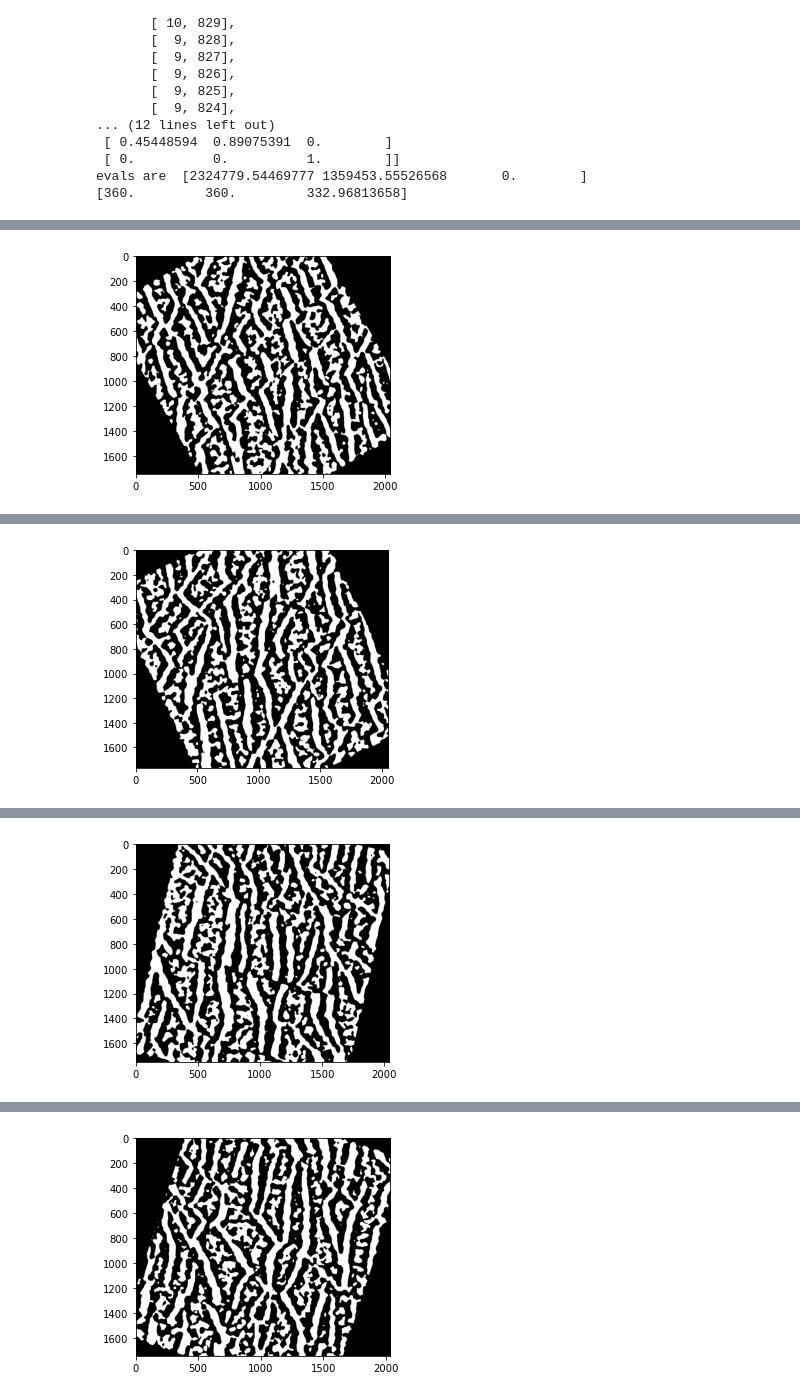
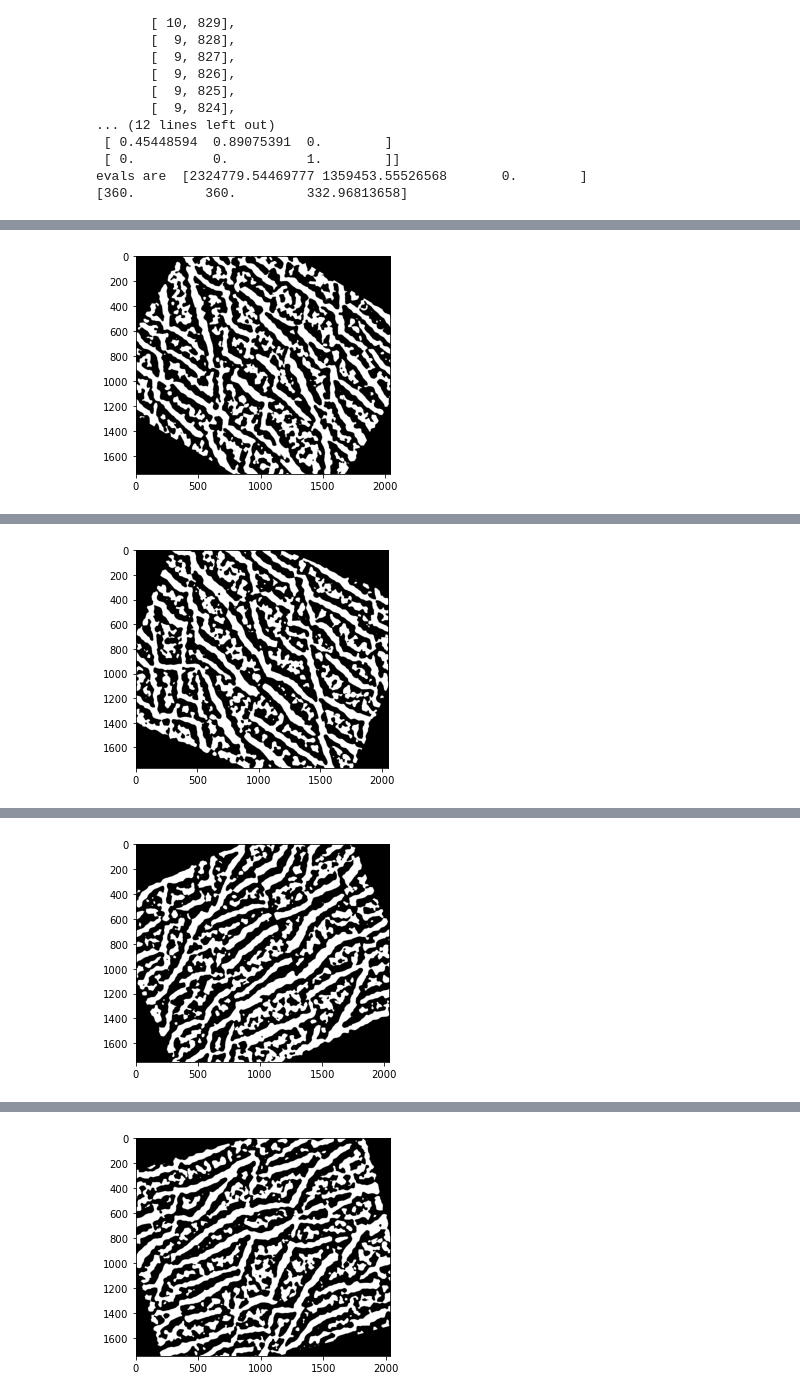
Before and after one commit to compass-stc/StructuralGT, a Jupyter notebook: StructuralGT/AnisotropyDetection.ipynb, the cells around one changed output, grey strips where cells are left out. Saved outputs shown, nothing was run; the diff lists cells and outputs as text; code cells hidden in the pictures.

```diff
--- a/StructuralGT/AnisotropyDetection.ipynb
+++ b/StructuralGT/AnisotropyDetection.ipynb
@@ -134,3 +166,8 @@ points3 = np.matmul(points, rot_mat)
 ... (6 outputs left out)
 # %% [markdown]
 # Model networks
+# %%
+
+G = lattice(10,5)
+g = ig.Graph.from_networkx(G)
+base.gyration_moments_3(g, weighted=False)
@@ -136,0 +178,10 @@ points3 = np.matmul(points, rot_mat)
+# %%
+import network
+import base
+g = network.ResistiveNetwork('TestData/Model_Systems/Rectangle1')
+g.binarize()
+g.stack_to_gsd(crop=[0,500,0,500])
+g.G_u()
+g.Gr.vcount()
+A = base.gyration_moments_3(g.Gr,weighted=False)
+A
@@ -226,11 +307,9 @@ for snap in traj:
 # Experimental networks: Mxene (with diagonalisation)
 # %%
 def gyration_moments_3(G, sampling=1):
-#Serial implementation
     Ax=0
     Ay=0
     Axy=0
-    Ayx=0
     node_count = np.asarray(list(range(G.vcount())))
     mask = np.random.rand(G.vcount()) > (1-sampling)
     trimmed_node_count = node_count[mask]
@@ -243,17 +322,14 @@ def gyration_moments_3(G, sampling=1):
             Ax_term  = 0
             Ay_term  = 0
             Axy_term = 0
-            Ayx_term = 0
             for hop_s,hop_t in zip(path[0][0:-1],path[0][1::]):
                 weight = G.es[G.get_eid(hop_s,hop_t)]['Conductance']
                 Ax_term  = Ax_term  + weight*(((int(G.vs[hop_s]['o'][0])-int(G.vs[hop_t]['o'][0])))**2)
                 Ay_term  = Ay_term  + weight*(((int(G.vs[hop_s]['o'][1])-int(G.vs[hop_t]['o'][1])))**2)
                 Axy_term = Axy_term + weight*(((int(G.vs[hop_s]['o'][1])-int(G.vs[hop_t]['o'][1])))*((int(G.vs[hop_s]['o'][0])-int(G.vs[hop_t]['o'][0]))))
-                #Ayx_term = Ayx_term + ((weight*(int(G.vs[hop_s]['o'][0])-int(G.vs[hop_t]['o'][1])))*((int(G.vs[hop_s]['o'][1])-int(G.vs[hop_t]['o'][0]))))
             Ax  = Ax  + (Ax_term)
             Ay  = Ay  + (Ay_term)
             Axy = Axy + (Axy_term)
-            #Ayx = Ayx + (Ayx_term)
             A = np.array([[Ax,Axy,0],[Axy,Ay,0],[0,0,0]])
     return A
 # %%
@@ -315,23 +391,48 @@ gsd_to_G canvas has shape  (1748, 1750)
 evals are  [2324779.54469777 1359453.55526568       0.        ]
 [360.         360.         332.96813658]
 # %%
+def gyration_moments_3(G, sampling=1):
+    Ax=0
+    Ay=0
+    Axy=0
+    node_count = np.asarray(list(range(G.vcount())))
+    mask = np.random.rand(G.vcount()) > (1-sampling)
+    trimmed_node_count = node_count[mask]
+    for i in trimmed_node_count:
+        for j in trimmed_node_count:
+            if i >= j:    #Symetric matrix
+                continue
+
+            path = G.get_shortest_paths(i,to=j, weights='Resistance')
+            Ax_term  = 0
+            Ay_term  = 0
+            Axy_term = 0
+            for hop_s,hop_t in zip(path[0][0:-1],path[0][1::]):
+                weight = G.es[G.get_eid(hop_s,hop_t)]['Conductance']
+                Ax_term  = Ax_term  + weight*(((float(G.vs[hop_s]['o'][0])-float(G.vs[hop_t]['o'][0])))**2)
+                Ay_term  = Ay_term  + weight*(((float(G.vs[hop_s]['o'][1])-float(G.vs[hop_t]['o'][1])))**2)
+                Axy_term = Axy_term + weight*(((float(G.vs[hop_s]['o'][1])-float(G.vs[hop_t]['o'][1])))*((float(G.vs[hop_s]['o'][0])-float(G.vs[hop_t]['o'][0]))))
+            Ax  = Ax  + (Ax_term)
+            Ay  = Ay  + (Ay_term)
+            Axy = Axy + (Axy_term)
+            A = np.array([[Ax,Axy,0],[Axy,Ay,0],[0,0,0]])
+    return A
+
 img_list = []
 flow_vector_list = []
 evals_list = []
 O=[]
+r_list=[]
 samples = (3,4)
 samples = (1,2,3,4,5,6,7)
 for i in samples:
     N = network.ResistiveNetwork('TestData/Mxene/'+str(i))
     N.stack_to_circular_gsd(850, debubble=[disk(2)])
     #N.stack_to_gsd(crop = [0,1700,0,1700], debubble=[disk(2)])
-    N.G_u()
+    N.G_u(weight_type=['Resistance','Conductance'], R_j=5)
 
-    #N.Gr = base.sub_G(N.Gr)
-    measuring_graph = base.add_weights(N, weight_type='Resistance', R_j=5)
-    measuring_graph = base.add_weights(N, weight_type='Conductance', R_j=5)
     base.G_to_gsd(N.Gr, N.stack_dir + '/measuring_graph.gsd')
-    A = gyration_moments_3(measuring_graph,sampling=0.1)
+    A = base.gyration_moments_3(N.Gr,sampling=0.1)
 
     from scipy.spatial.transform import Rotation as R
     evals,rot_mat = np.linalg.eig(A)
@@ -346,6 +447,7 @@ for i in samples:
         flow_vector = rot_mat[1]
     if r[2] < 0: r = r + 360
 
+    r_list.append(r[2])
     img_bin = cv.imread(N.stack_dir+'/slice0.tiff') #Original image
     image_center = tuple(np.array(img_bin.shape[1::-1]) / 2)
     rot_mat = cv.getRotationMatrix2D(image_center, r[2], 1.0)
@@ -417 +524 @@ Ran gsd_to_G in  4.470808029174805 for a graph with  1398 nodes.
-[figure, old version]
+[figure, new version]
@@ -432 +542 @@ Ran gsd_to_G in  3.9968619346618652 for a graph with  1091 nodes.
-[figure, old version]
+[figure, new version]
@@ -445 +560 @@ Ran gsd_to_G in  4.0025248527526855 for a graph with  1035 nodes.
-[figure, old version]
+[figure, new version]
@@ -463 +578 @@ Ran gsd_to_G in  4.0084123611450195 for a graph with  1114 nodes.
-[figure, old version]
+[figure, new version]
```
Also changed, not shown: parts of 26 cells of this notebook, 1 other file.
